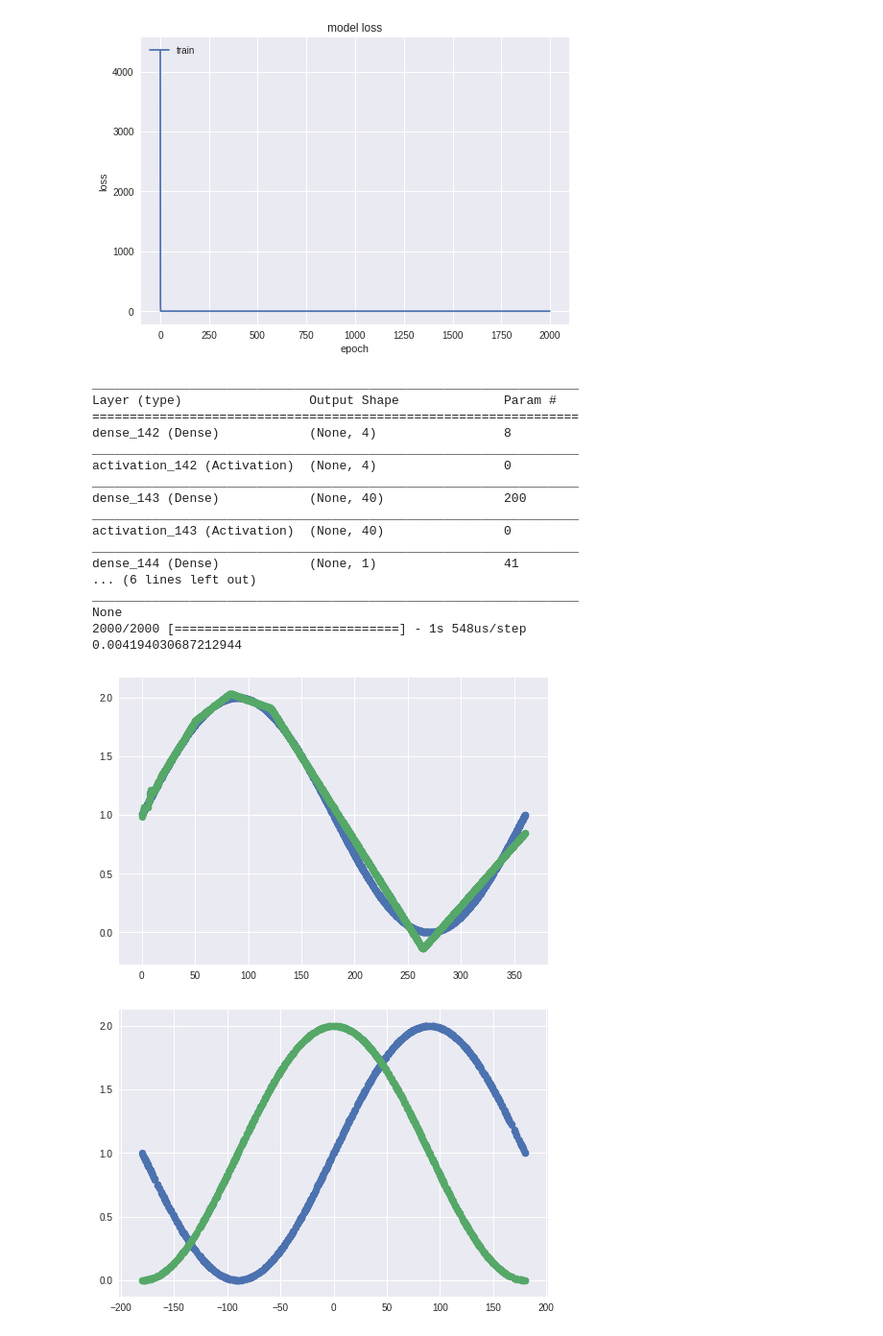
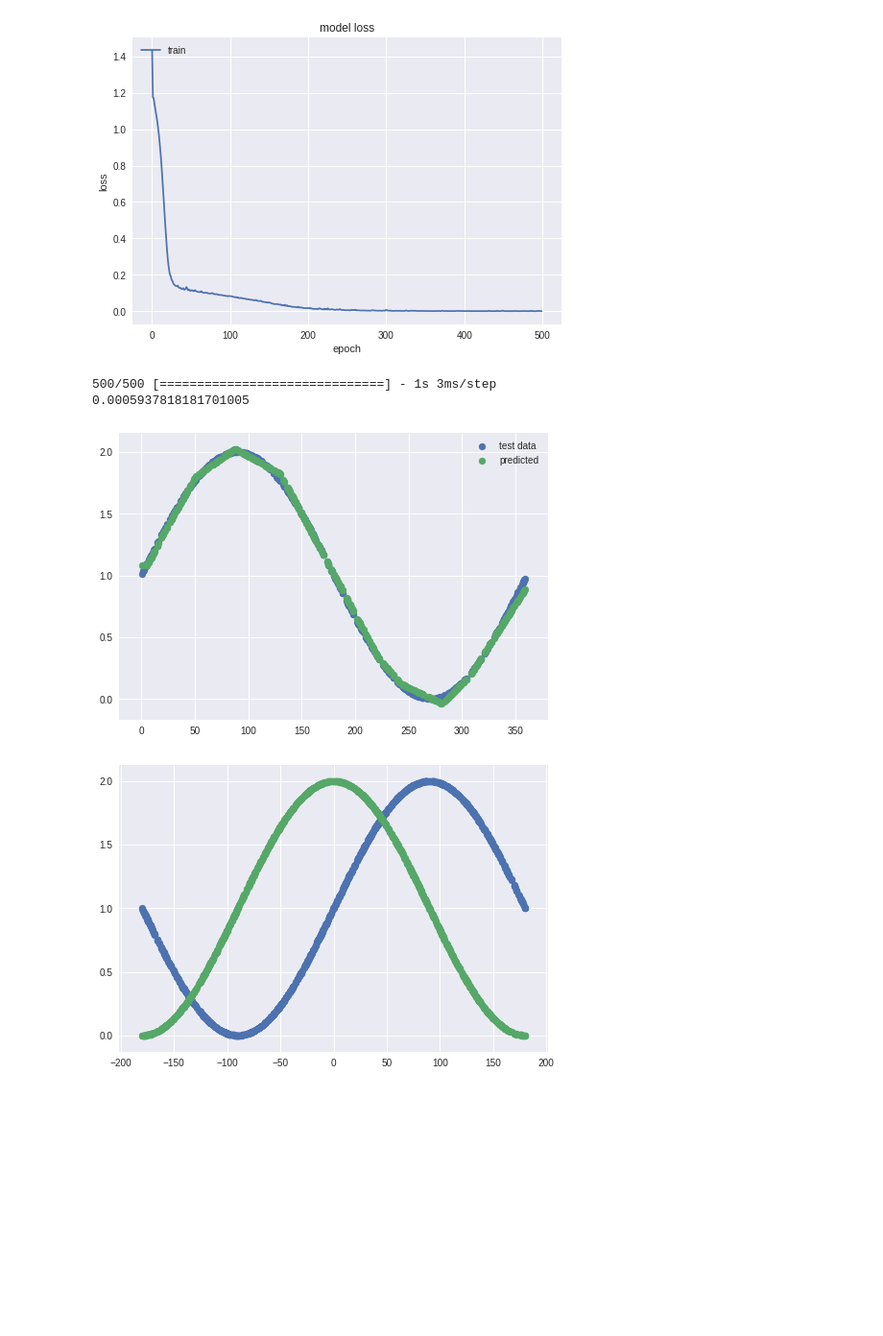
Before and after one commit to movvas/mlexperiments, a Jupyter notebook: Regression_Network.ipynb, the cells around one changed output. Shown: that part at 96% size. Drawn from its saved outputs; the diff is of its cells as text; code cells hidden in the pictures; blank space fills up the shorter version.

```diff
--- a/Regression_Network.ipynb
+++ b/Regression_Network.ipynb
@@ -3,68 +3,43 @@
 # %%
 import numpy as np
 from keras.models import Sequential
 from keras.layers import Dense, Activation
 from keras.optimizers import SGD
 import tensorflow as tf
 import matplotlib.pyplot as plt
 
-x =  np.random.uniform(low=0,high=360,size=2000)
+x =  np.random.uniform(low=0,high=360,size=500)
 y =  1+np.sin(np.deg2rad(x))
 
 model = Sequential()
-model.add(Dense(4, input_shape=(1,)))
-model.add(Activation('relu'))
-model.add(Dense(40))
-model.add(Activation('relu'))
-model.add(Dense(1))
-model.add(Activation('linear'))
-# No metrics to track accuracy as it is not a classification problem
+model.add(Dense(4, input_shape=(1,), kernel_initializer='uniform', activation='relu'))
+model.add(Dense(48,kernel_initializer='uniform', activation='relu'))
+model.add(Dense(1, kernel_initializer='uniform', activation='linear'))
 model.compile(loss='mse', optimizer='adam')
 
-history = model.fit(x,y, epochs=2000, batch_size=32, verbose=0)
+history = model.fit(x,y, epochs=500, batch_size=32, verbose=0)
 
-# summarize history for accuracy
-# plt.plot(history.history['sine'],)
-# plt.title('model accuracy')
-# plt.ylabel('accuracy')
-# plt.xlabel('epoch')
-# plt.legend(['train'], loc='upper left')
-# plt.show()
-# summarize history for loss
 plt.plot(history.history['loss'])
 plt.title('model loss')
 plt.ylabel('loss')
 plt.xlabel('epoch')
 plt.legend(['train'], loc='upper left')
 plt.show()
-print model.summary()
+# print model.summary()
 loss_and_metrics = model.evaluate(x, y)
 print loss_and_metrics
 
 y1 = model.predict(x)
-plt.scatter(x, y)
-plt.scatter(x, y1)
+
+plt.scatter(x, y,label='test data')
+plt.scatter(x, y1,label="predicted")
+plt.legend()
 plt.show()
 # %% [output]
-[figure, old version]
+[figure, new version]
-_________________________________________________________________
-Layer (type)                 Output Shape              Param #
-=================================================================
-dense_142 (Dense)            (None, 4)                 8
-_________________________________________________________________
-activation_142 (Activation)  (None, 4)                 0
-_________________________________________________________________
-dense_143 (Dense)            (None, 40)                200
-_________________________________________________________________
-activation_143 (Activation)  (None, 40)                0
-_________________________________________________________________
-dense_144 (Dense)            (None, 1)                 41
-... (6 lines left out)
-_________________________________________________________________
-None
-2000/2000 [==============================] - 1s 548us/step
-0.004194030687212944
+500/500 [==============================] - 1s 3ms/step
+0.0005937818181701005
-[figure, old version]
+[figure, new version]
 # %%
 import matplotlib.pyplot as plt
 import numpy as np
```
